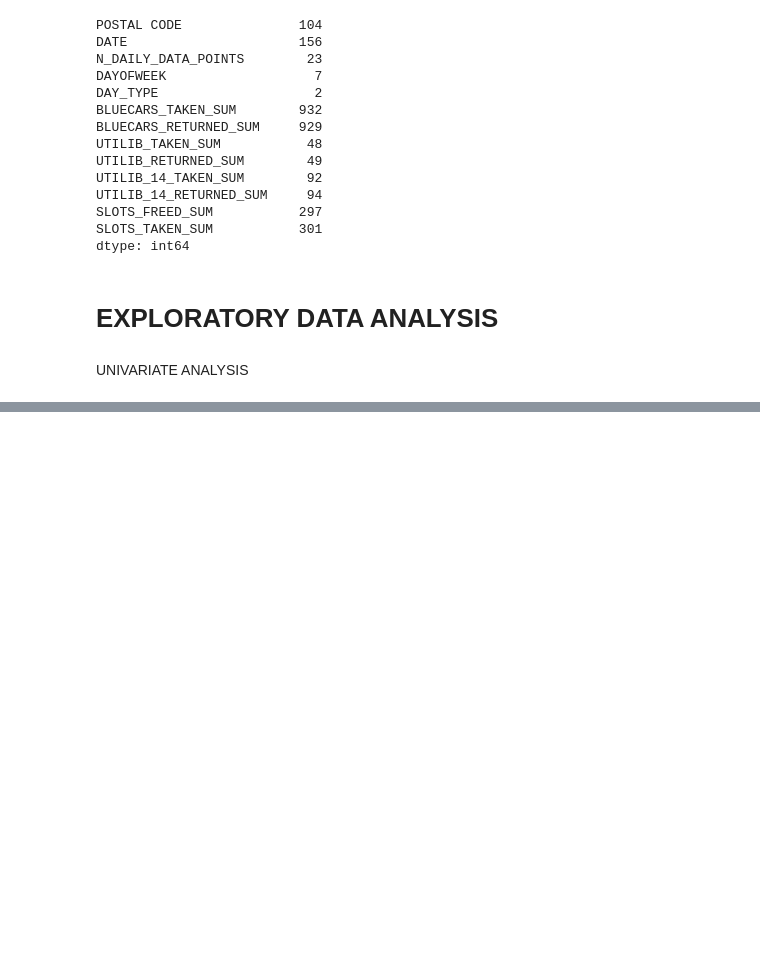
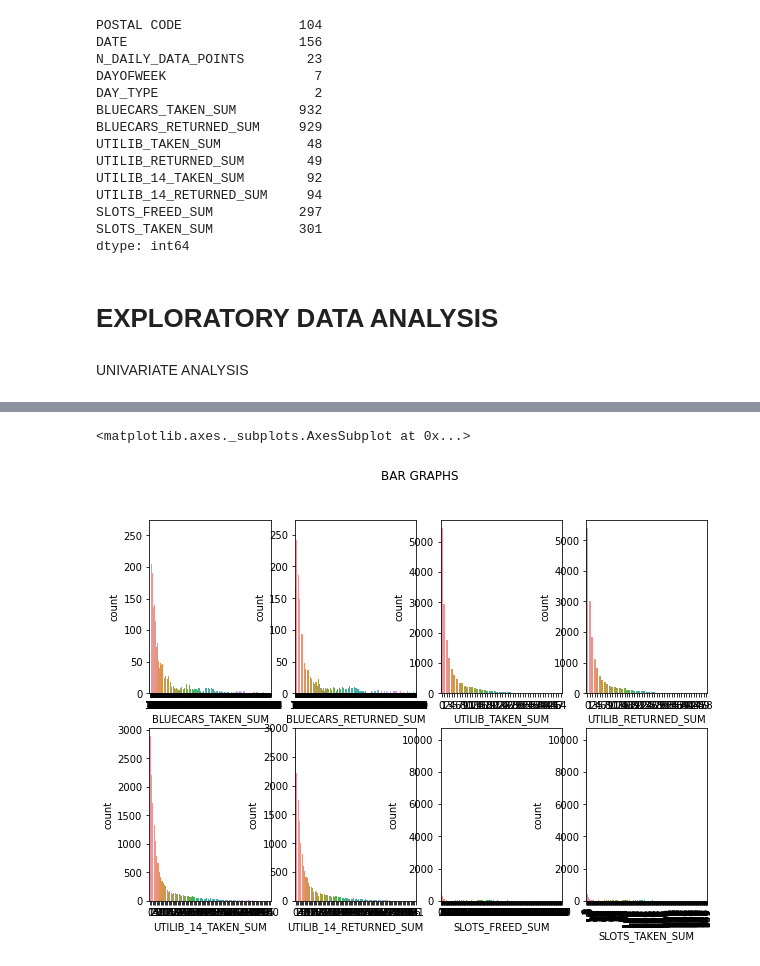
Before and after one commit to Kevinsamuelgitau/W9-IP, a Jupyter notebook: SAMUEL_GITAU_IP_CORE_W4.ipynb, the cells around one changed output, grey strips where cells are left out. Saved outputs shown, nothing was run; the diff lists cells and outputs as text; code cells hidden in the pictures; blank space fills up the shorter version.

```diff
--- a/SAMUEL_GITAU_IP_CORE_W4.ipynb
+++ b/SAMUEL_GITAU_IP_CORE_W4.ipynb
@@ -238,0 +249,18 @@ df.describe()
+# %%
+# To visualize numerical data
+fig, ((ax1,ax2,ax3,ax4),(ax5,ax6,ax7,ax8)) = plt.subplots(2,4,figsize = (10,7))
+
+plt.suptitle('BAR GRAPHS')
+
+plt.xticks(rotation=90)
+sns.countplot(df['BLUECARS_TAKEN_SUM'], ax=ax1)
+sns.countplot(df['BLUECARS_RETURNED_SUM'], ax=ax2)
+sns.countplot(df['UTILIB_TAKEN_SUM'], ax=ax3)
+sns.countplot(df['UTILIB_RETURNED_SUM'], ax=ax4)
+sns.countplot(df['UTILIB_14_TAKEN_SUM'], ax=ax5)
+sns.countplot(df['UTILIB_14_RETURNED_SUM'], ax=ax6)
+sns.countplot(df['SLOTS_FREED_SUM'], ax=ax7)
+sns.countplot(df['SLOTS_TAKEN_SUM'], ax=ax8)
+# %% [output]
+<matplotlib.axes._subplots.AxesSubplot at 0x...>
+[figure, added]
```
Also changed, not shown: parts of 6 cells of this notebook.
